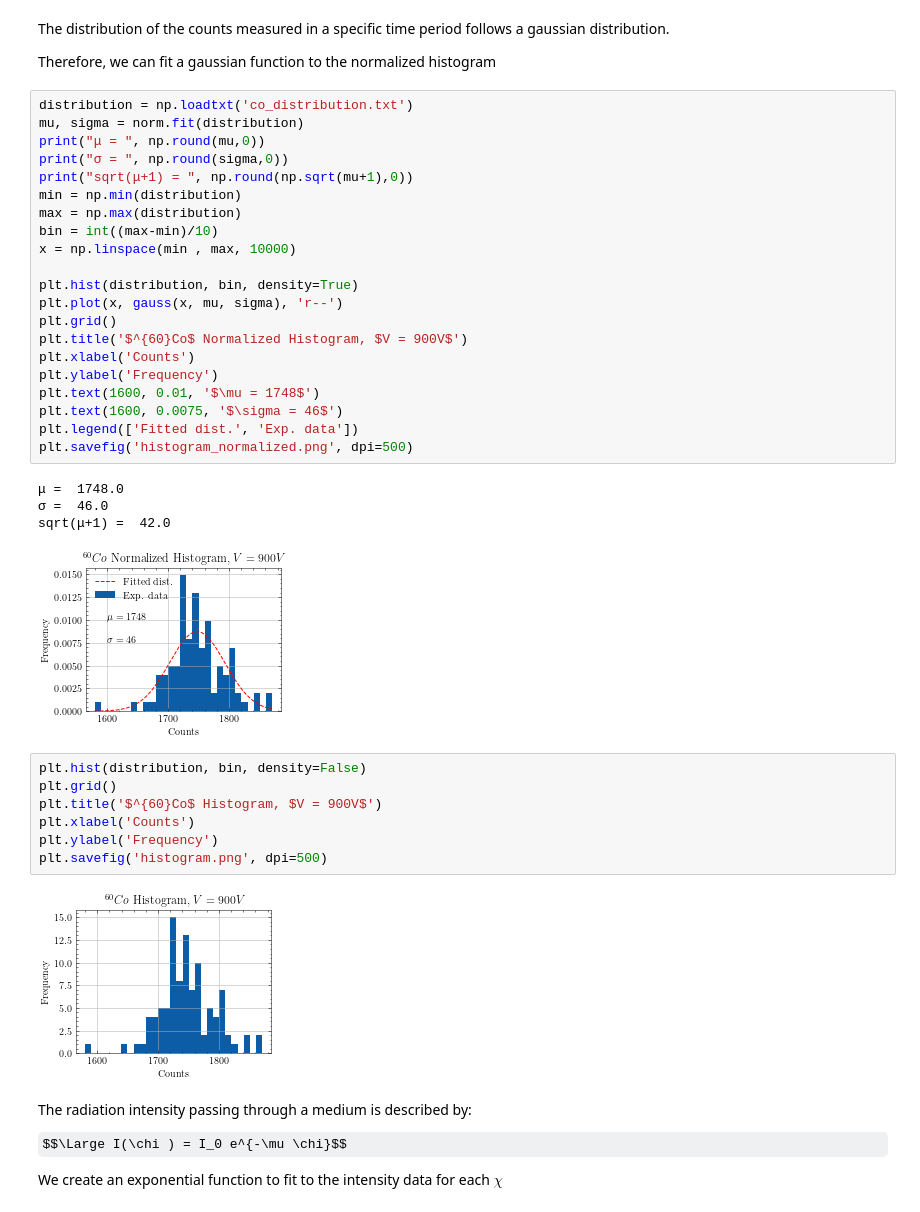
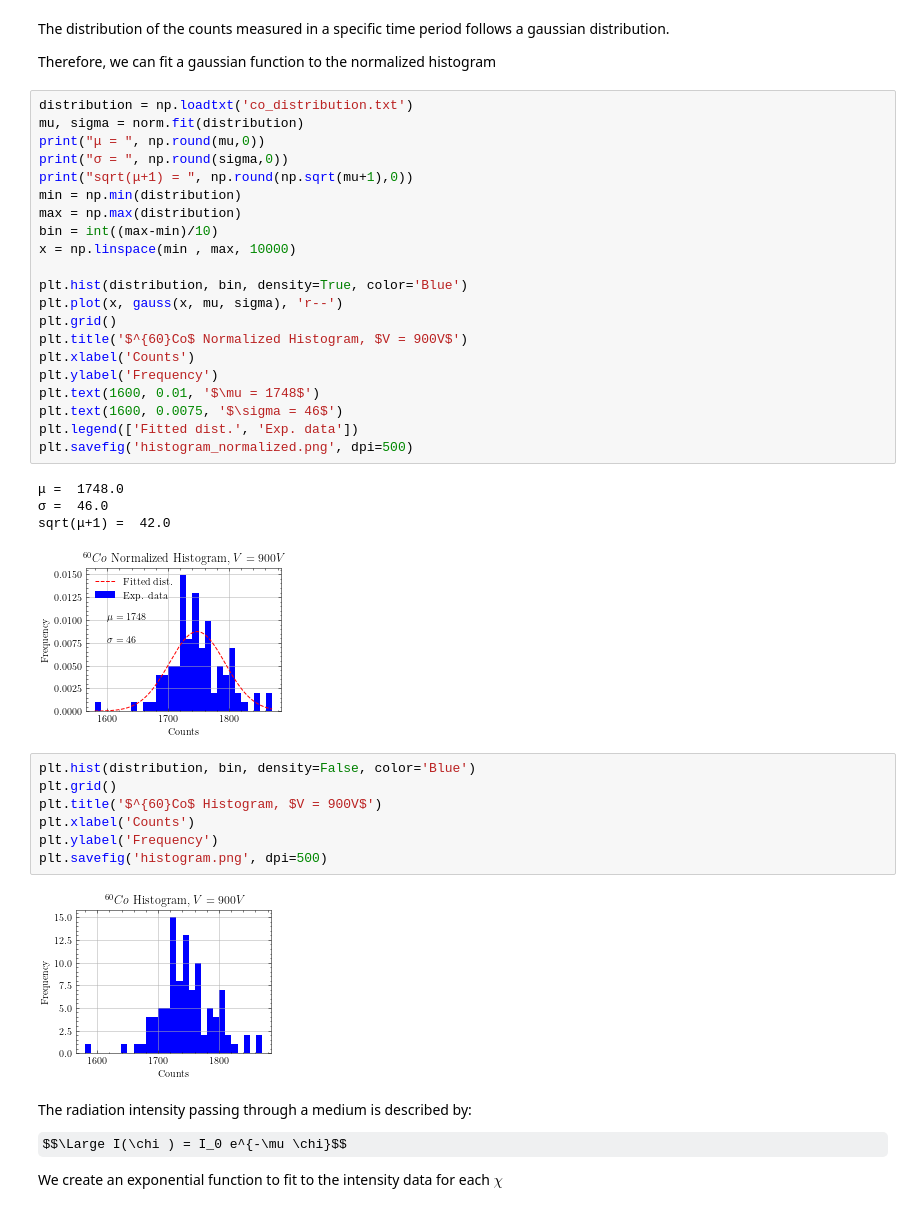
Before and after one commit to GiorgosChr/PHY-322-Analysis, a Jupyter notebook: Exp10/Analysis_Exp10.ipynb, the cells around one changed output. Saved outputs shown, nothing was run; the diff lists cells and outputs as text; some formulas as TeX source.

```diff
--- a/Exp10/Analysis_Exp10.ipynb
+++ b/Exp10/Analysis_Exp10.ipynb
@@ -123,7 +144,7 @@ max = np.max(distribution)
 bin = int((max-min)/10)
 x = np.linspace(min , max, 10000)
 
-plt.hist(distribution, bin, density=True)
+plt.hist(distribution, bin, density=True, color='Blue')
 plt.plot(x, gauss(x, mu, sigma), 'r--')
 plt.grid()
 plt.title('$^{60}Co$ Normalized Histogram, $V = 900V$')
@@ -137,16 +158,16 @@ plt.savefig('histogram_normalized.png', dpi=500)
 μ =  1748.0
 σ =  46.0
 sqrt(μ+1) =  42.0
-[figure, old version]
+[figure, new version]
 # %%
-plt.hist(distribution, bin, density=False)
+plt.hist(distribution, bin, density=False, color='Blue')
 plt.grid()
 plt.title('$^{60}Co$ Histogram, $V = 900V$')
 plt.xlabel('Counts')
 plt.ylabel('Frequency')
 plt.savefig('histogram.png', dpi=500)
 # %% [output]
-[figure, old version]
+[figure, new version]
 # %% [markdown]
 The radiation intensity passing through a medium is described by:
 
```
Also changed, not shown: parts of 4 cells of this notebook, 6 other files.
